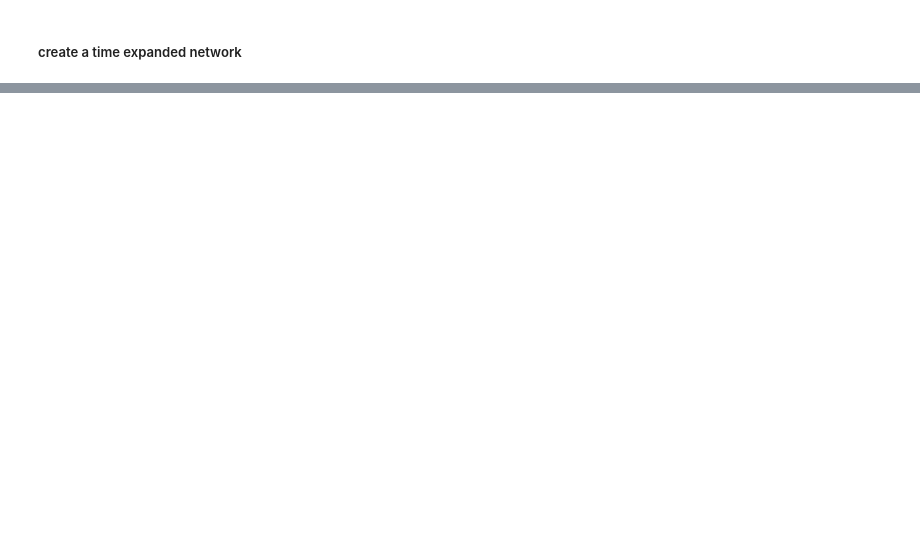
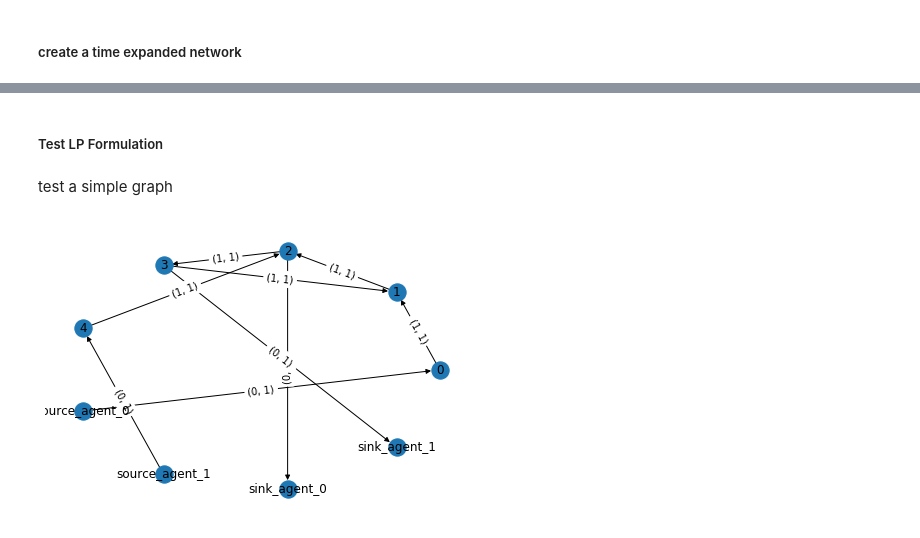
Before and after one commit to dufourc1/SemesterProjectMA3, a Jupyter notebook: notebooks/TimeExpandedNetworkTest.ipynb, the cells around one changed output, grey strips where cells are left out. Drawn from its saved outputs; the diff is of its cells as text; code cells hidden in the pictures; blank space fills up the shorter version.

```diff
--- a/notebooks/TimeExpandedNetworkTest.ipynb
+++ b/notebooks/TimeExpandedNetworkTest.ipynb
@@ -58,0 +79,26 @@ TestNetworkTime.show()
+# %% [markdown]
+##### Test LP Formulation
+# %% [markdown]
+test a simple graph
+# %%
+g = nx.DiGraph()
+g.add_edge('0','1',weight = 1, capacity = 1)
+g.add_edge('1','2', weight = 1, capacity = 1)
+g.add_edge('2','3', weight = 1, capacity = 1)
+g.add_edge('4','2', weight = 1, capacity = 1)
+g.add_edge('3','1', weight = 1, capacity = 1)
+g.add_edge("source_agent_0",'0',weight = 0,capacity = 1)
+g.add_edge("source_agent_1",'4', weight = 0, capacity = 1)
+g.add_edge('2',"sink_agent_0", weight = 0, capacity = 1)
+g.add_edge('3',"sink_agent_1", weight = 0, capacity = 1)
+# %%
+pos = nx.circular_layout(g)
+weights = nx.get_edge_attributes(g,'weight')
+capacities = nx.get_edge_attributes(g,'capacity')
+labels = {}
+for key in weights.keys():
+    labels[key] = (weights[key],capacities[key])
+nx.draw(g,pos,with_labels = True)
+_ = nx.draw_networkx_edge_labels(g,pos, edge_labels=labels)
+# %% [output]
+[figure, added]
```
Also changed, not shown: parts of 14 cells of this notebook, 3 other files.
